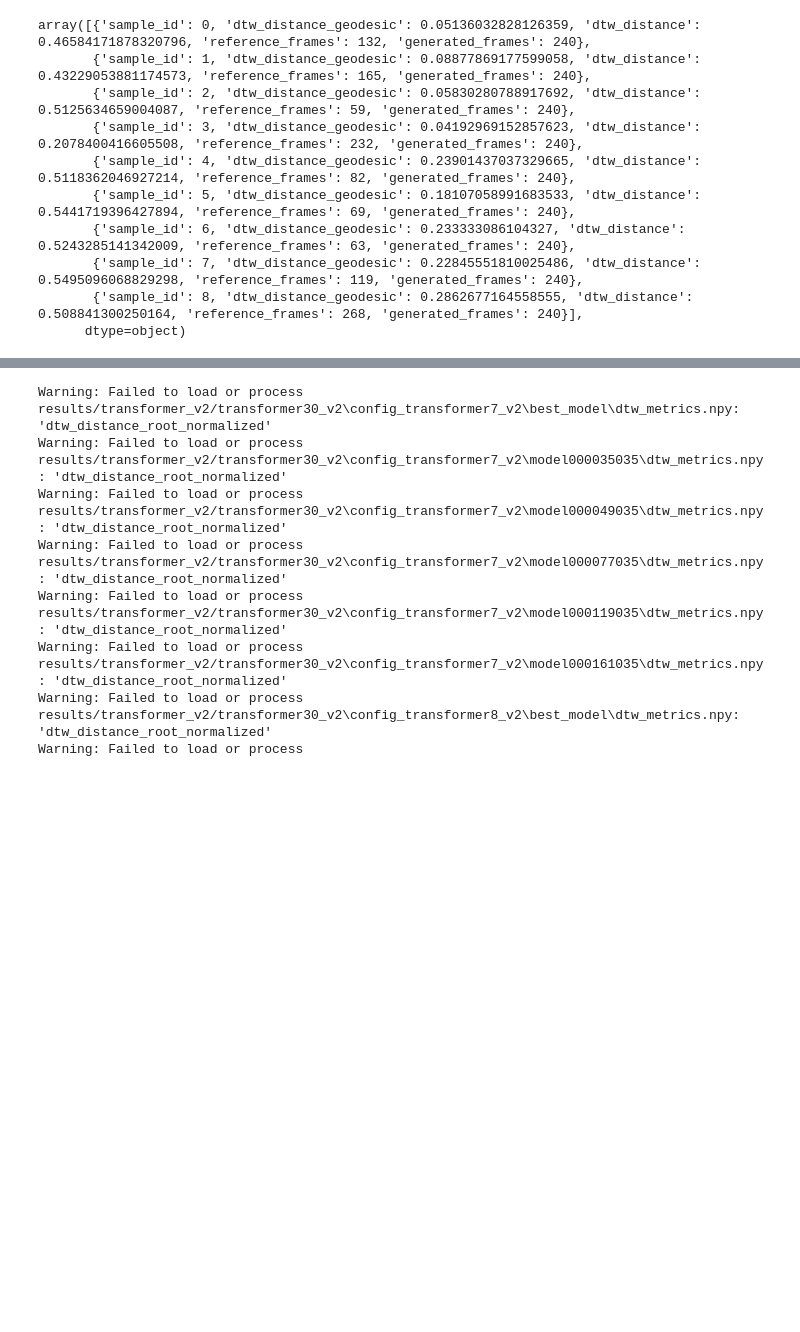
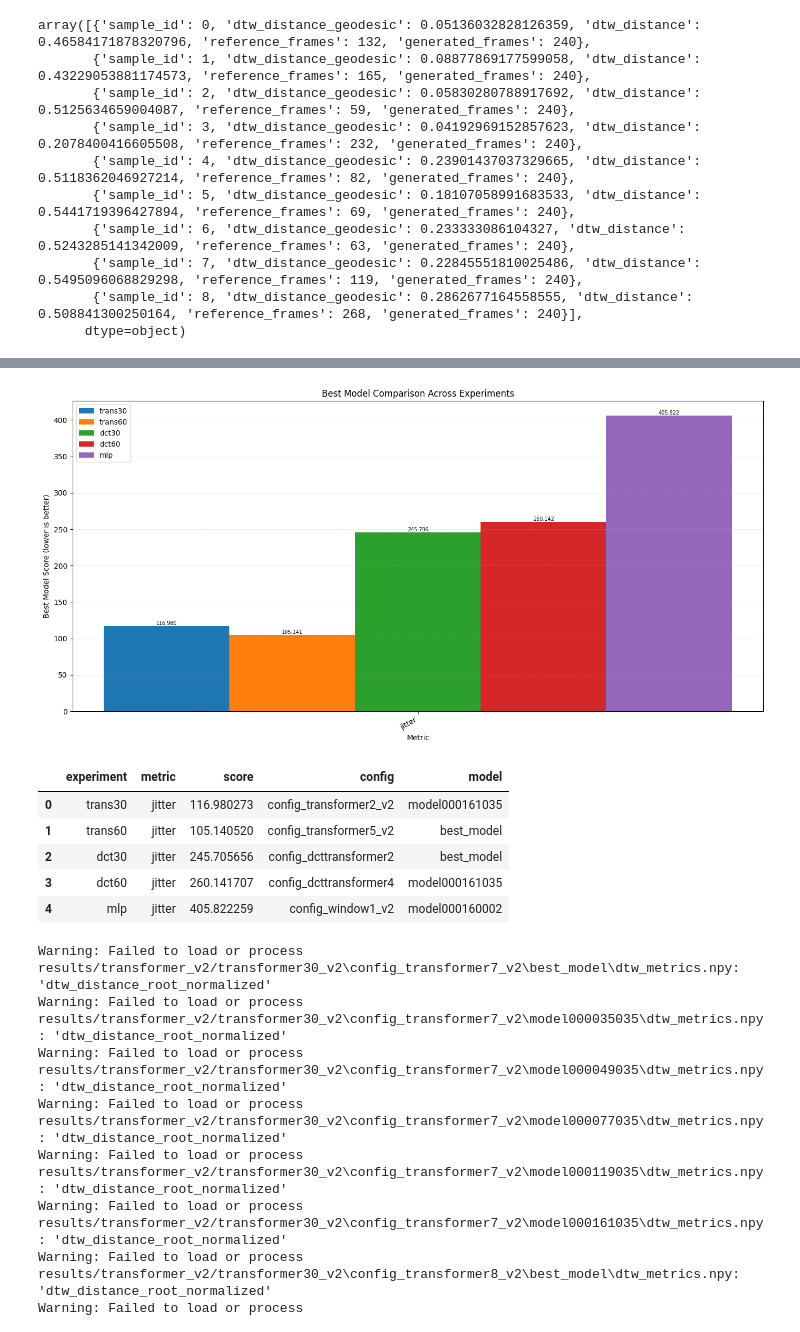
Before and after one commit to Rui1818/3d_motion_generation_cp, a Jupyter notebook: stats.ipynb, the cells around one changed output, grey strips where cells are left out. Drawn from its saved outputs; the diff is of its cells as text; code cells hidden in the pictures; blank space fills up the shorter version.

```diff
--- a/stats.ipynb
+++ b/stats.ipynb
@@ -603,3 +759,13 @@ def plot_best_models(root_folder, key):
+# %%
+compare_best_models(comparison, labels, metric_keys=['jitter_mean'])
+# %% [output]
+[figure, added]
+|  | experiment | metric | score | config | model |
+| 0 | trans30 | jitter | 116.980273 | config_transformer2_v2 | model000161035 |
+| 1 | trans60 | jitter | 105.140520 | config_transformer5_v2 | best_model |
+| 2 | dct30 | jitter | 245.705656 | config_dcttransformer2 | best_model |
+| 3 | dct60 | jitter | 260.141707 | config_dcttransformer4 | model000161035 |
+| 4 | mlp | jitter | 405.822259 | config_window1_v2 | model000160002 |
 # %%
 plot_best_models("results/transformer_v2/transformer30_v2", key="dtw_distance_root_normalized")
 # %% [output]
```
Also changed, not shown: parts of 6 cells of this notebook, 6 other files.
